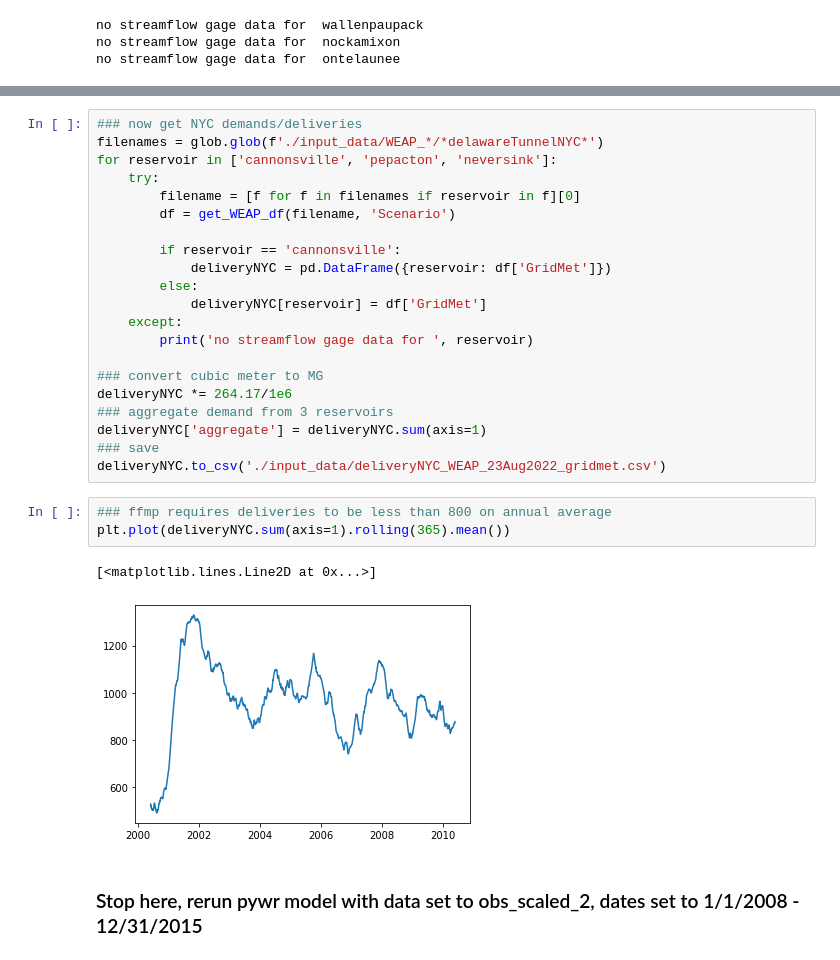
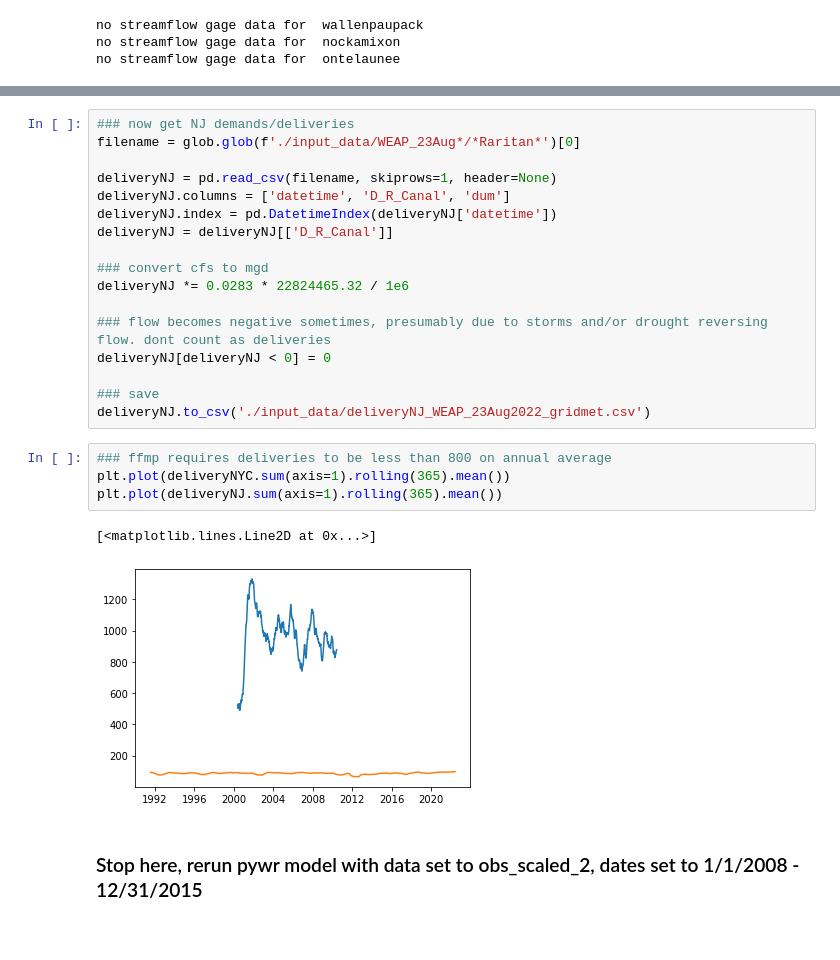
Before and after one commit to Pywr-DRB/Pywr-DRB, a Jupyter notebook: explore_streamflows.ipynb, the cells around one changed output, grey strips where cells are left out. Cells and saved outputs as stored; diff of their text form.

```diff
--- a/explore_streamflows.ipynb
+++ b/explore_streamflows.ipynb
@@ -473,30 +494,27 @@ no streamflow gage data for  ontelaunee
 # %%
-### now get NYC demands/deliveries
-filenames = glob.glob(f'./input_data/WEAP_*/*delawareTunnelNYC*')
-for reservoir in ['cannonsville', 'pepacton', 'neversink']:
-    try:
-        filename = [f for f in filenames if reservoir in f][0]
-        df = get_WEAP_df(filename, 'Scenario')
+### now get NJ demands/deliveries
+filename = glob.glob(f'./input_data/WEAP_23Aug*/*Raritan*')[0]
 
-        if reservoir == 'cannonsville':
-            deliveryNYC = pd.DataFrame({reservoir: df['GridMet']})
-        else:
-            deliveryNYC[reservoir] = df['GridMet']
-    except:
-        print('no streamflow gage data for ', reservoir)
+deliveryNJ = pd.read_csv(filename, skiprows=1, header=None)
+deliveryNJ.columns = ['datetime', 'D_R_Canal', 'dum']
+deliveryNJ.index = pd.DatetimeIndex(deliveryNJ['datetime'])
+deliveryNJ = deliveryNJ[['D_R_Canal']]
 
-### convert cubic meter to MG
-deliveryNYC *= 264.17/1e6
-### aggregate demand from 3 reservoirs
-deliveryNYC['aggregate'] = deliveryNYC.sum(axis=1)
+### convert cfs to mgd
+deliveryNJ *= 0.0283 * 22824465.32 / 1e6
+
+### flow becomes negative sometimes, presumably due to storms and/or drought reversing flow. dont count as deliveries
+deliveryNJ[deliveryNJ < 0] = 0
+
 ### save
-deliveryNYC.to_csv('./input_data/deliveryNYC_WEAP_23Aug2022_gridmet.csv')
+deliveryNJ.to_csv('./input_data/deliveryNJ_WEAP_23Aug2022_gridmet.csv')
 # %%
 ### ffmp requires deliveries to be less than 800 on annual average
 plt.plot(deliveryNYC.sum(axis=1).rolling(365).mean())
+plt.plot(deliveryNJ.sum(axis=1).rolling(365).mean())
 # %% [output]
 [<matplotlib.lines.Line2D at 0x...>]
-[figure, old version]
+[figure, new version]
 # %% [markdown]
 ### Stop here, rerun pywr model with data set to obs_scaled_2, dates set to 1/1/2008 - 12/31/2015
 # %% [markdown]
```
Also changed, not shown: parts of 14 cells of this notebook, 11 other files.
